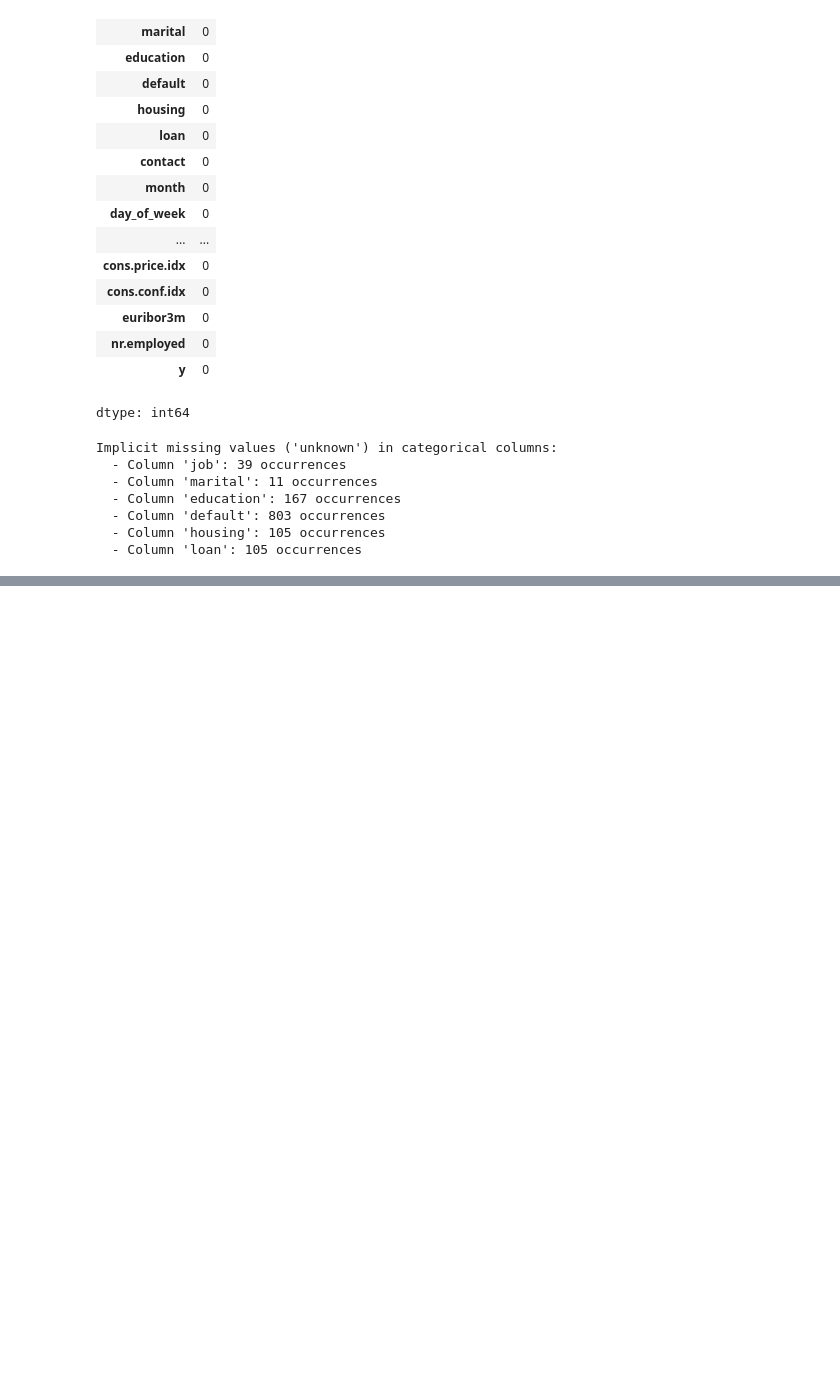
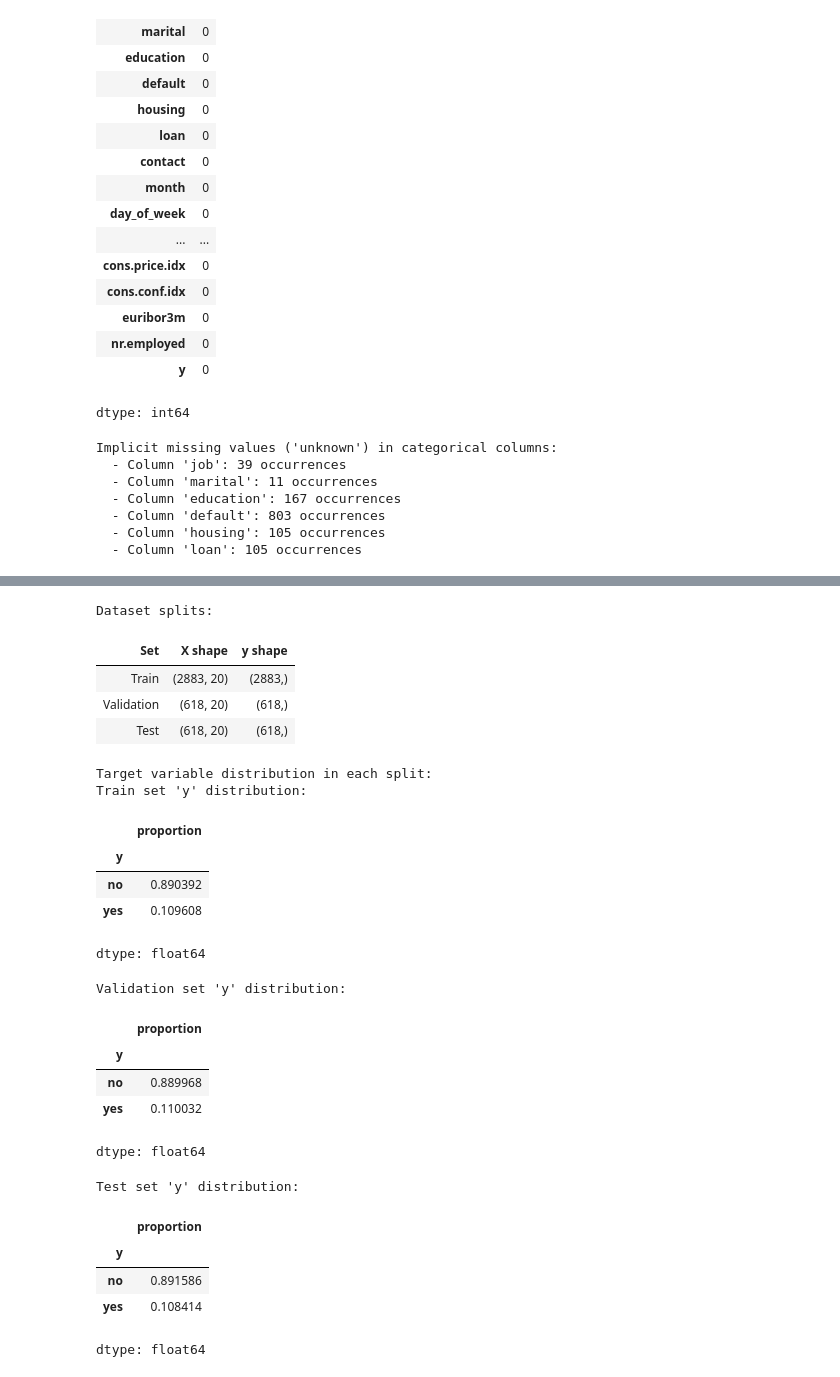
Before and after one commit to jbeeksieu2023-del/ML-fundamentals-2026, a Jupyter notebook: assignment_1_jade_beeksieu.ipynb, the cells around one changed output, grey strips where cells are left out. Drawn from its saved outputs; the diff is of its cells as text; code cells hidden in the pictures; blank space fills up the shorter version.

```diff
--- a/assignment_1_jade_beeksieu.ipynb
+++ b/assignment_1_jade_beeksieu.ipynb
@@ -317,0 +370,52 @@ Passing `palette` without assigning `hue` is deprecated and will be removed in v
+# %%
+# Separate features (X) and target (y)
+X = df.drop('y', axis=1)
+y = df['y']
+
+# First split: Create training set and a temporary set (for validation and test)
+X_train, X_temp, y_train, y_temp = train_test_split(
+    X, y, test_size=0.30, random_state=42, stratify=y
+)
+
+# Second split: Divide the temporary set into validation and test sets
+X_val, X_test, y_val, y_test = train_test_split(
+    X_temp, y_temp, test_size=0.50, random_state=42, stratify=y_temp
+)
+
+# Display the shapes of the splits
+print("Dataset splits:")
+display_dataset_split(X_train, y_train, X_val, y_val, X_test, y_test)
+
+# Verify stratification for the target variable in each split
+print("\nTarget variable distribution in each split:")
+print("Train set 'y' distribution:")
+display(y_train.value_counts(normalize=True))
+print("\nValidation set 'y' distribution:")
+display(y_val.value_counts(normalize=True))
+print("\nTest set 'y' distribution:")
+display(y_test.value_counts(normalize=True))
+# %% [output]
+Dataset splits:
+| Set | X shape | y shape |
+| Train | (2883, 20) | (2883,) |
+| Validation | (618, 20) | (618,) |
+| Test | (618, 20) | (618,) |
+Target variable distribution in each split:
+Train set 'y' distribution:
+|  | proportion |
+| y |  |
+| no | 0.890392 |
+| yes | 0.109608 |
+dtype: float64
+Validation set 'y' distribution:
+|  | proportion |
+| y |  |
+| no | 0.889968 |
+| yes | 0.110032 |
+dtype: float64
+Test set 'y' distribution:
+|  | proportion |
+| y |  |
+| no | 0.891586 |
+| yes | 0.108414 |
+dtype: float64
```
Also changed, not shown: parts of 11 cells of this notebook.
